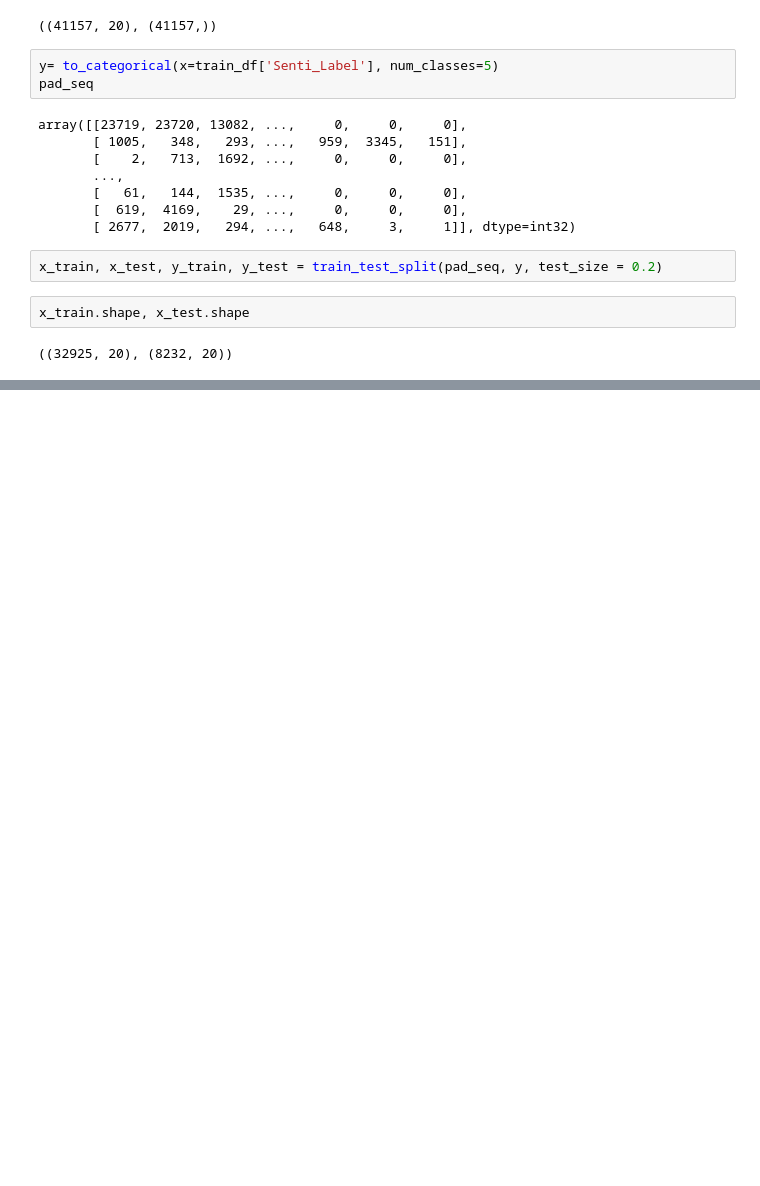
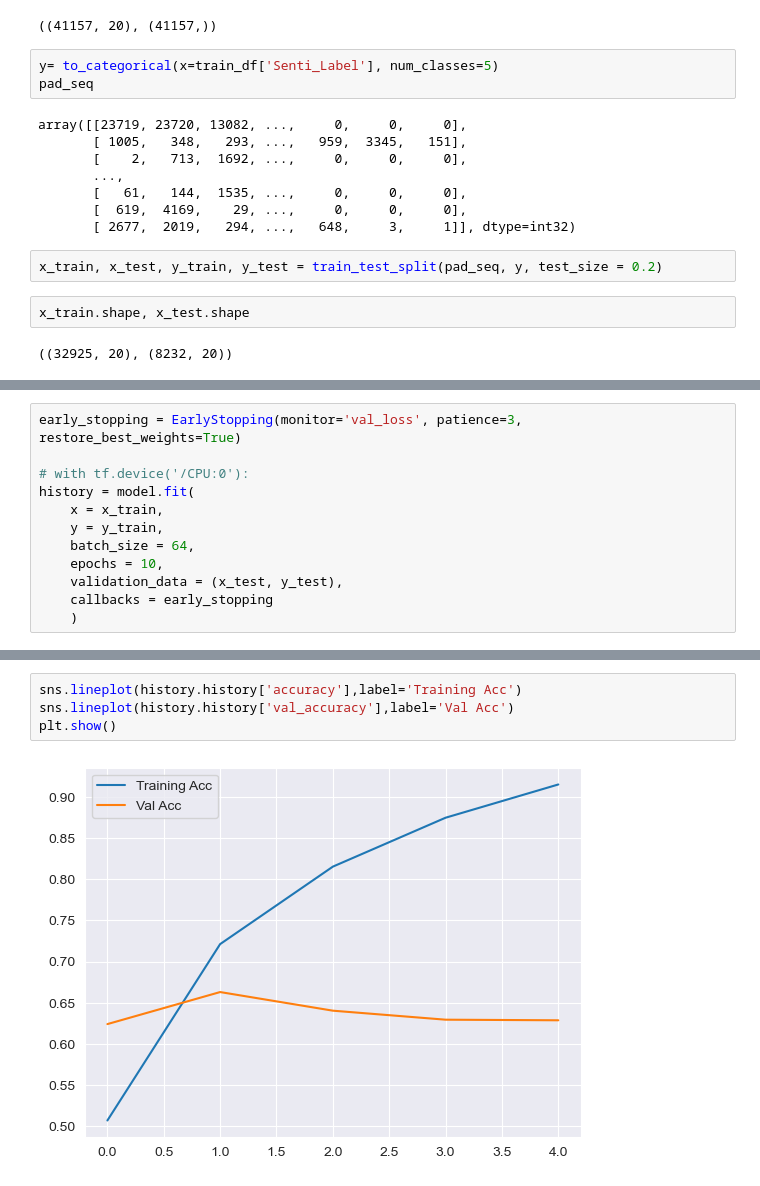
Before and after one commit to suprimnakarmi/NLP-projects, a Jupyter notebook: Notebooks/covid_tweets_classification.ipynb, the cells around one changed output, grey strips where cells are left out. Saved outputs shown, nothing was run; the diff lists cells and outputs as text; blank space fills up the shorter version.

```diff
--- a/Notebooks/covid_tweets_classification.ipynb
+++ b/Notebooks/covid_tweets_classification.ipynb
@@ -189,0 +186,12 @@ Model: "sequential"
+# %%
+early_stopping = EarlyStopping(monitor='val_loss', patience=3, restore_best_weights=True)
+
+# with tf.device('/CPU:0'):
+history = model.fit(
+    x = x_train,
+    y = y_train,
+    batch_size = 64,
+    epochs = 10,
+    validation_data = (x_test, y_test),
+    callbacks = early_stopping
+    )
@@ -189,0 +209,6 @@ Model: "sequential"
+# %%
+sns.lineplot(history.history['accuracy'],label='Training Acc')
+sns.lineplot(history.history['val_accuracy'],label='Val Acc')
+plt.show()
+# %% [output]
+[figure, added]
```
Also changed, not shown: parts of 3 cells of this notebook.
